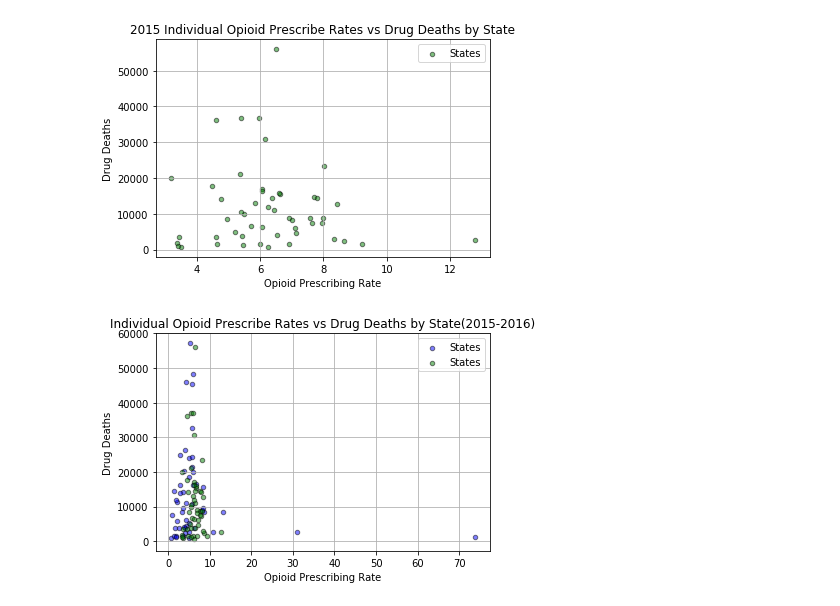
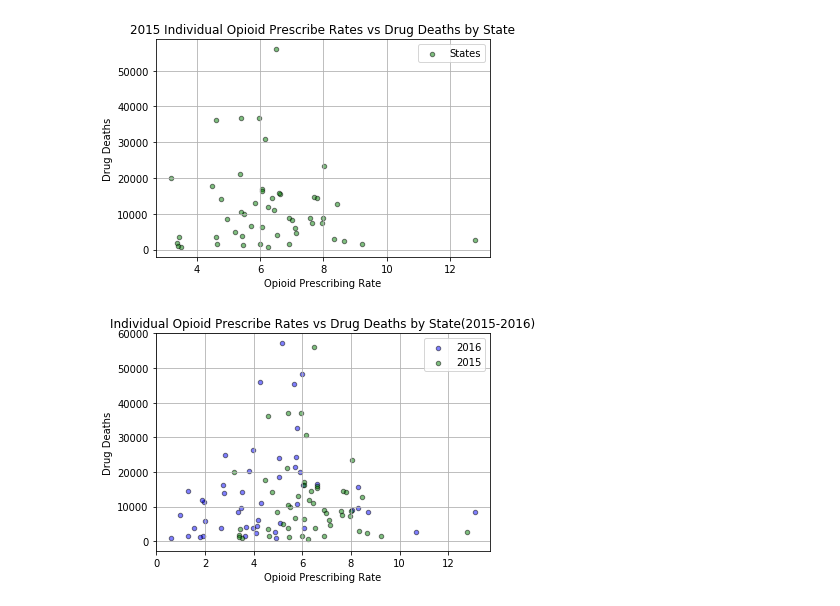
Before and after one commit to MTDahmer/Project1, a Jupyter notebook: notebooks/Omar 3.29.19 (Individual PAC and Deaths Analysis).ipynb, the cells around one changed output. Saved outputs shown, nothing was run; the diff lists cells and outputs as text; code cells hidden in the pictures.

```diff
--- a/notebooks/Omar 3.29.19 (Individual PAC and Deaths Analysis).ipynb
+++ b/notebooks/Omar 3.29.19 (Individual PAC and Deaths Analysis).ipynb
@@ -162,3 +163,7 @@ merged_state_individual_pac16.head()
 | AR | 562795.0 | 30750.0 | 4.14 | 4513.0 | 366574.0 |
 | AZ | 820879.0 | 43630.0 | 6.60 | 16403.0 | 679217.0 |
 | CA | 3337755.0 | 179709.0 | 5.15 | 57154.0 | 3139581.0 |
+# %%
+#Sort data for two outliers
+merged_state_individual_pac16 = merged_state_individual_pac16.sort_values('Opioid Prescribing Rate',ascending=False)
+merged_state_individual_pac16.head()
@@ -164,0 +178,4 @@ merged_state_individual_pac16.head()
+# %%
+#drop VT and ID who had high prescriber rates, outliers
+merged_state_individual_pac16 = merged_state_individual_pac16.drop(["VT","ID"], axis=0)
+merged_state_individual_pac16.head()
@@ -234,18 +331,18 @@ plt.show()
 # %%
 #Combined Plote of Avg Prescribed Rates of Individual PACs by state vs Drug Deaths for 2015 and 2016
 #Plot our Average Prescribed Rates of Individual PACs by State vs Drug Deaths for 2016
 ax = merged_state_individual_pac16.plot.scatter(x="Opioid Prescribing Rate", y='Drug Deaths', color='Blue',
-                                           grid=True, alpha=0.5, edgecolors = 'black', label='States')
+                                           grid=True, alpha=0.5, edgecolors = 'black', label='2016')
 #Plot our Average Prescribed Rates of Individual PACs by State vs Drug Deaths for 2015
 merged_state_individual_pac15.plot.scatter(x="Opioid Prescribing Rate", y='Drug Deaths', color='Green',
-                                           grid=True, alpha=0.5, edgecolors = 'black', label='States', ax=ax)
+                                           grid=True, alpha=0.5, edgecolors = 'black', label='2015', ax=ax)
 #Add title to our scatter plot along with an x-axis and y-axis title
 plt.title("Individual Opioid Prescribe Rates vs Drug Deaths by State(2015-2016)")
 plt.xlabel("Opioid Prescribing Rate")
 plt.ylabel("Drug Deaths")
 
 plt.savefig("../Presentation/graphs/individual_opioid_prescribed_rates_vs_drugdeaths.png")
 
 plt.show()
 # %% [output]
-[figure, old version]
+[figure, new version]
```
Also changed, not shown: parts of 8 cells of this notebook, 5 other files.
